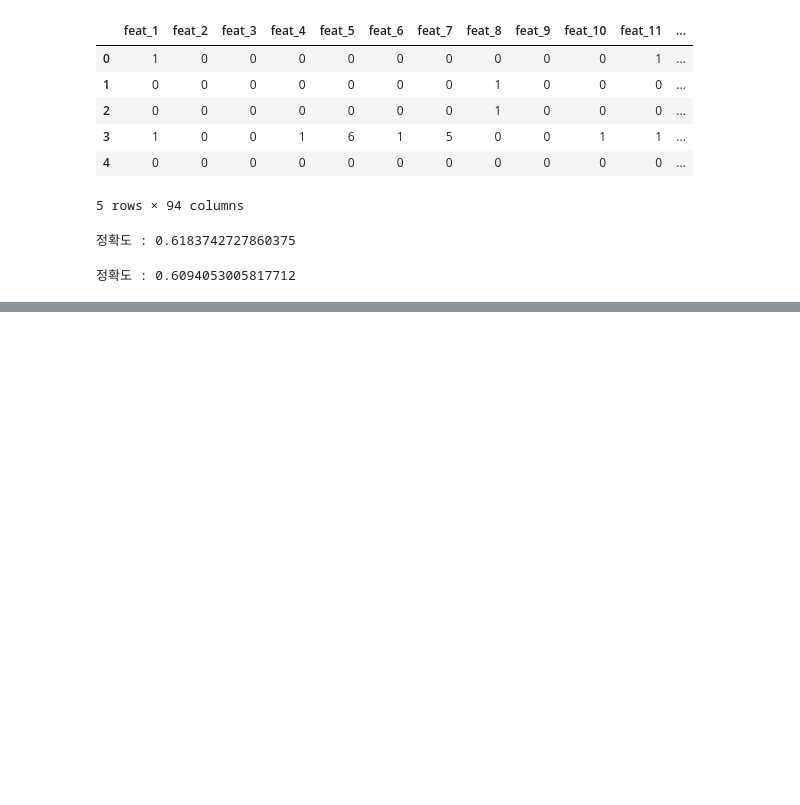
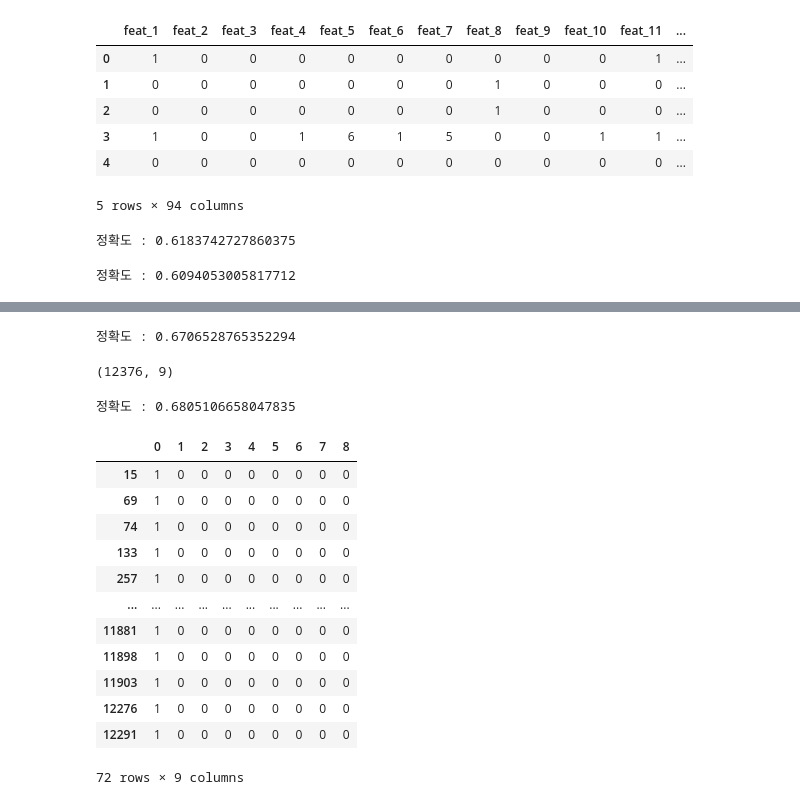
Before and after one commit to kim-hyun-ho/study, a Jupyter notebook: 210417.ipynb, the cells around one changed output, grey strips where cells are left out. Cells and saved outputs as stored; diff of their text form; code cells hidden in the pictures; blank space fills up the shorter version.

```diff
--- a/210417.ipynb
+++ b/210417.ipynb
@@ -139,0 +144,6 @@ print('정확도 :', accuracy_score(y_test, prediction2))
+# %%
+#id 잘라내기
+otto = otto.drop(['id'], axis = 1)
+otto = pd.get_dummies(otto,prefix="", prefix_sep='')
+list(otto.columns[-9:])
+otto.head()
@@ -139,0 +158,4 @@ print('정확도 :', accuracy_score(y_test, prediction2))
+# %%
+#학습 데이터 준비
+X = otto[otto.columns[0:-9]]#마지막 컬럼 = target 빼고 복사
+y= otto[otto.columns[-9:]]
@@ -139,0 +181,42 @@ print('정확도 :', accuracy_score(y_test, prediction2))
+# %%
+#8:2로 분리
+X_train, X_test, y_train, y_test = train_test_split(
+    X, y, test_size = 0.2, random_state=10)
+# %%
+#랜덤포레스트 엔트로피로 돌려보기.
+classifier = RandomForestClassifier(n_estimators = 20, criterion = 'entropy', max_depth=26, random_state = 42)
+model1 = classifier.fit(X_train, y_train)
+
+prediction1 = model1.predict(X_test)
+print('정확도 :', accuracy_score(y_test, prediction1))
+prediction1.shape
+# %% [output]
+정확도 : 0.6706528765352294
+(12376, 9)
+# %%
+#랜덤포레스트 엔트로피로 돌려보기.
+classifier = RandomForestClassifier(n_estimators = 20, criterion = 'gini', max_depth=33, random_state = 42)
+model1 = classifier.fit(X_train, y_train)
+
+prediction1 = model1.predict(X_test)
+print('정확도 :', accuracy_score(y_test, prediction1))
+# %% [output]
+정확도 : 0.6805106658047835
+# %%
+aaa = pd.DataFrame(prediction1)
+#aaa[aaa[0].isin([1])] #0,1 아닌 소숫점 있는지 확인해 봄.
+aaa[~aaa[0].isin([0])] #0,1 아닌 소숫점 있는지 확인해 봄.
+# %% [output]
+|  | 0 | 1 | 2 | 3 | 4 | 5 | 6 | 7 | 8 |
+| 15 | 1 | 0 | 0 | 0 | 0 | 0 | 0 | 0 | 0 |
+| 69 | 1 | 0 | 0 | 0 | 0 | 0 | 0 | 0 | 0 |
+| 74 | 1 | 0 | 0 | 0 | 0 | 0 | 0 | 0 | 0 |
+| 133 | 1 | 0 | 0 | 0 | 0 | 0 | 0 | 0 | 0 |
+| 257 | 1 | 0 | 0 | 0 | 0 | 0 | 0 | 0 | 0 |
+| ... | ... | ... | ... | ... | ... | ... | ... | ... | ... |
+| 11881 | 1 | 0 | 0 | 0 | 0 | 0 | 0 | 0 | 0 |
+| 11898 | 1 | 0 | 0 | 0 | 0 | 0 | 0 | 0 | 0 |
+| 11903 | 1 | 0 | 0 | 0 | 0 | 0 | 0 | 0 | 0 |
+| 12276 | 1 | 0 | 0 | 0 | 0 | 0 | 0 | 0 | 0 |
+| 12291 | 1 | 0 | 0 | 0 | 0 | 0 | 0 | 0 | 0 |
+72 rows × 9 columns
```
Also changed, not shown: parts of 9 cells of this notebook.
